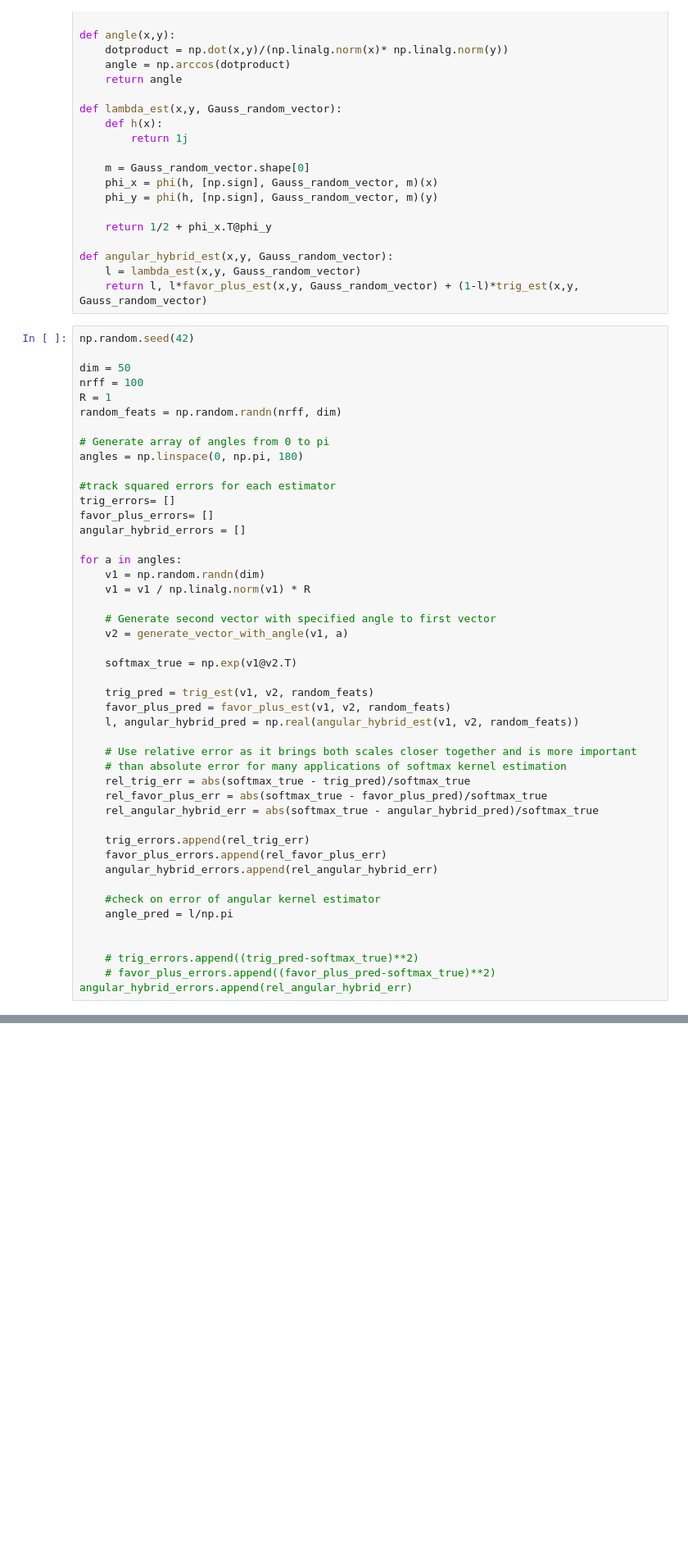
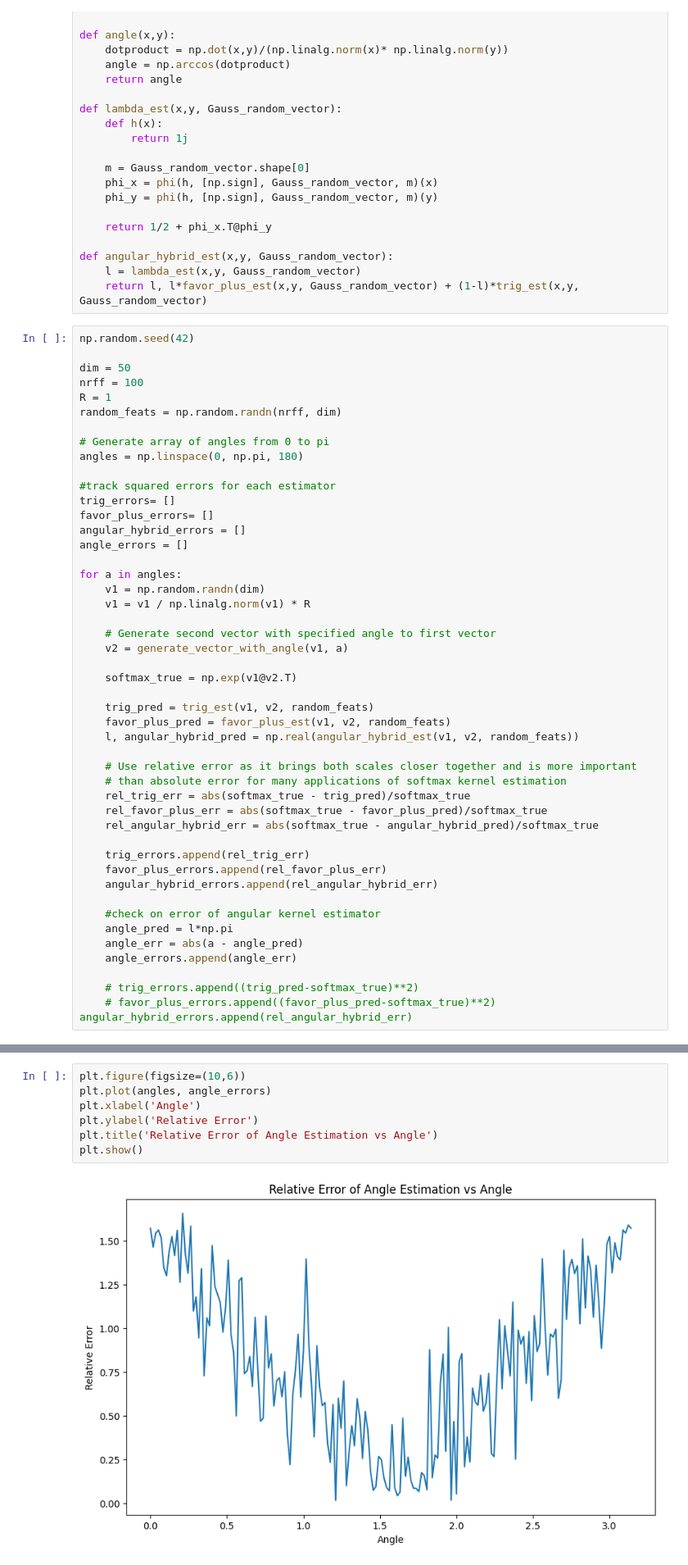
Before and after one commit to neilkach/Angular-Hybrid-Softmax-Kernel-Estimator, a Jupyter notebook: Plot_MSE_Comparison.ipynb, the cells around one changed output, grey strips where cells are left out. Shown at 82% size. Drawn from its saved outputs; the diff is of its cells as text; blank space fills up the shorter version.

Commit message:
included angle estimation errors

```diff
--- a/Plot_MSE_Comparison.ipynb
+++ b/Plot_MSE_Comparison.ipynb
@@ -98,6 +98,7 @@ angles = np.linspace(0, np.pi, 180)
 trig_errors= []
 favor_plus_errors= []
 angular_hybrid_errors = []
+angle_errors = []
 
 for a in angles:
     v1 = np.random.randn(dim)
@@ -123,8 +124,9 @@ for a in angles:
     angular_hybrid_errors.append(rel_angular_hybrid_err)
 
     #check on error of angular kernel estimator
-    angle_pred = l/np.pi
-
+    angle_pred = l*np.pi
+    angle_err = abs(a - angle_pred)
+    angle_errors.append(angle_err)
 
     # trig_errors.append((trig_pred-softmax_true)**2)
     # favor_plus_errors.append((favor_plus_pred-softmax_true)**2)    angular_hybrid_errors.append(rel_angular_hybrid_err)
@@ -165,3 +167,12 @@ plt.legend()
 plt.show()
 # %% [output]
 [figure]
+# %%
+plt.figure(figsize=(10,6))
+plt.plot(angles, angle_errors)
+plt.xlabel('Angle')
+plt.ylabel('Relative Error')
+plt.title('Relative Error of Angle Estimation vs Angle')
+plt.show()
+# %% [output]
+[figure, added]
```
